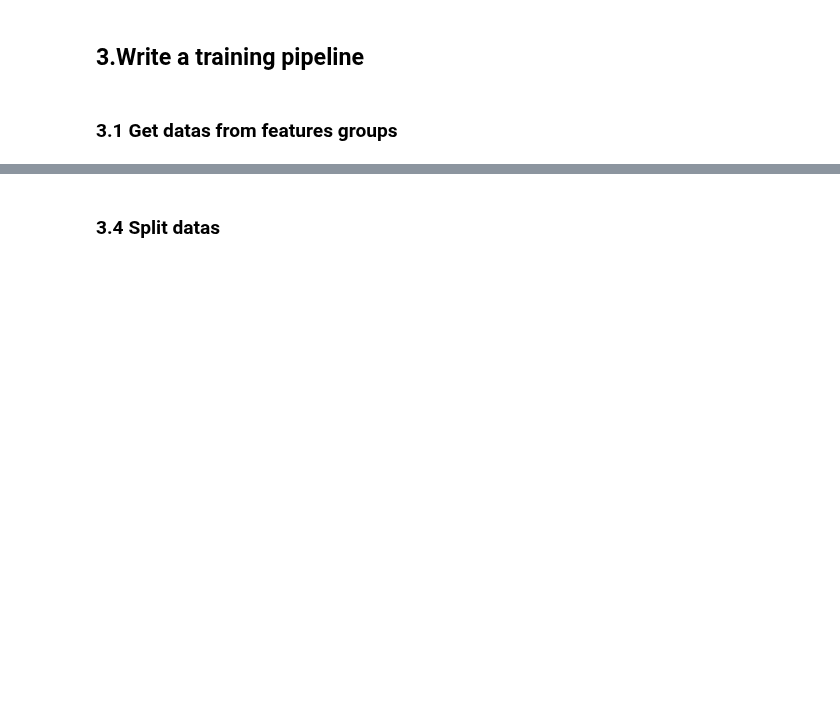
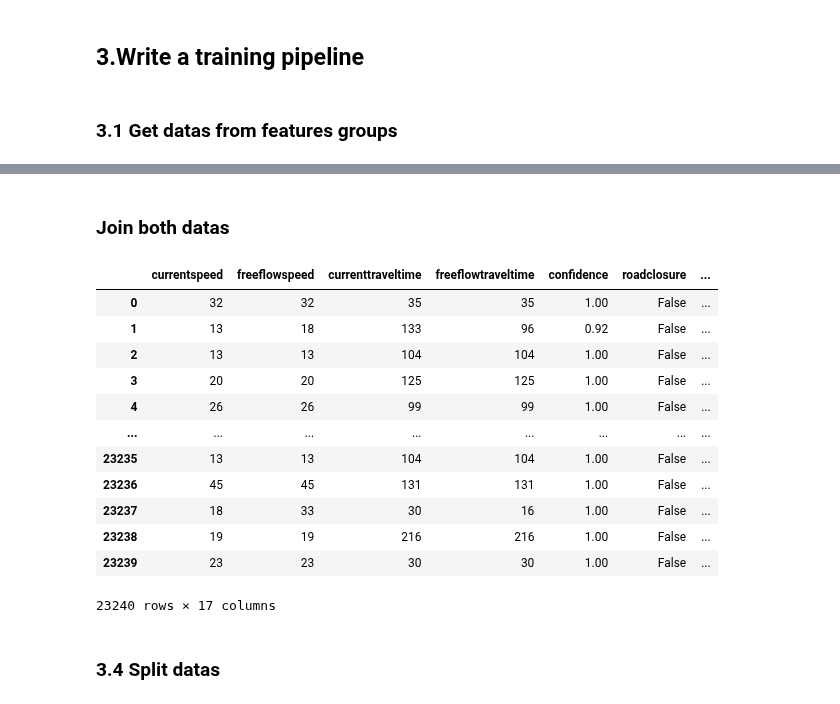
Before and after one commit to IST199655/Project-ID2223_TrafficApp, a Jupyter notebook: notebooks/Training.ipynb, the cells around one changed output, grey strips where cells are left out. Cells and saved outputs as stored; diff of their text form; code cells hidden in the pictures; blank space fills up the shorter version.

```diff
--- a/notebooks/Training.ipynb
+++ b/notebooks/Training.ipynb
@@ -107,0 +78,6 @@ feature_view = fs.get_or_create_feature_view(
+# %% [markdown]
+### Join both datas
+# %%
+merged_df = pd.merge(trafic_df, weather_df, on="date", how="inner")
+# %%
+merged_df = merged_df.dropna()
@@ -108,2 +88,18 @@ feature_view = fs.get_or_create_feature_view(
+# %%
+merged_df
+# %% [output]
+|  | currentspeed | freeflowspeed | currenttraveltime | freeflowtraveltime | confidence | roadclosure | ... |
+| 0 | 32 | 32 | 35 | 35 | 1.00 | False | ... |
+| 1 | 13 | 18 | 133 | 96 | 0.92 | False | ... |
+| 2 | 13 | 13 | 104 | 104 | 1.00 | False | ... |
+| 3 | 20 | 20 | 125 | 125 | 1.00 | False | ... |
+| 4 | 26 | 26 | 99 | 99 | 1.00 | False | ... |
+| ... | ... | ... | ... | ... | ... | ... | ... |
+| 23235 | 13 | 13 | 104 | 104 | 1.00 | False | ... |
+| 23236 | 45 | 45 | 131 | 131 | 1.00 | False | ... |
+| 23237 | 18 | 33 | 30 | 16 | 1.00 | False | ... |
+| 23238 | 19 | 19 | 216 | 216 | 1.00 | False | ... |
+| 23239 | 23 | 23 | 30 | 30 | 1.00 | False | ... |
+23240 rows × 17 columns
 # %% [markdown]
 ### 3.4 Split datas
```
Also changed, not shown: parts of 37 cells of this notebook, 1 other file.
